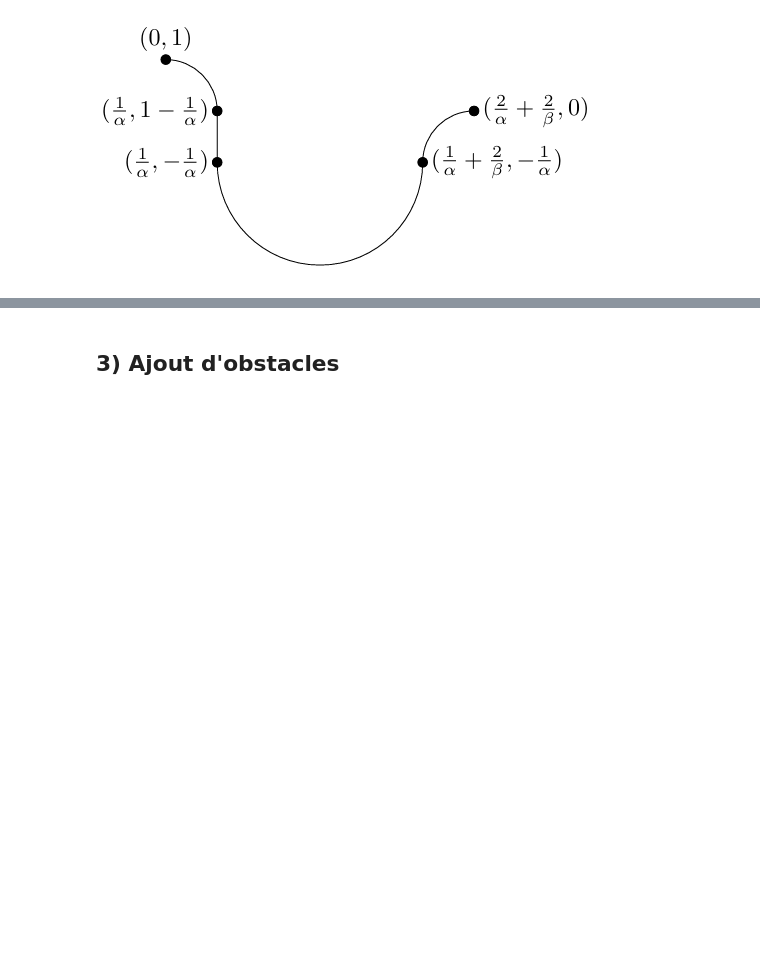
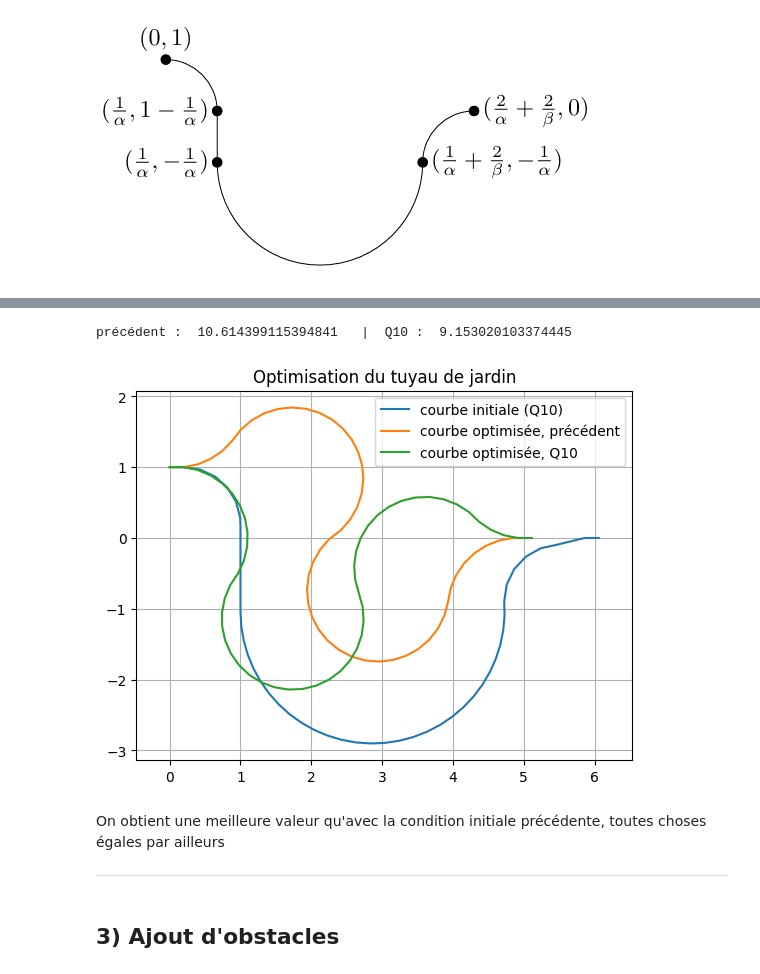
Before and after one commit to jack-evans1/projetOptimEvansMirri, a Jupyter notebook: projetTuyaux.ipynb, the cells around one changed output, grey strips where cells are left out. Saved outputs shown, nothing was run; the diff lists cells and outputs as text; code cells hidden in the pictures; blank space fills up the shorter version.

```diff
--- a/projetTuyaux.ipynb
+++ b/projetTuyaux.ipynb
@@ -823,3 +844,66 @@ plt.show()
+# %%
+
+#Pour les memes valeurs, on code la condition initiale précedente
+
+x0 = np.zeros(N+1)
+y0 = np.zeros(N+1)
+
+y0[0] = 1
+y0[N] = 0
+x0[0] = 0
+x0[N] = np.sqrt((L-2*ds)**2 -1) + 2*ds
+x0[1:N] = np.linspace(ds, np.sqrt((L-2*ds)**2 -1) + ds, N-1)
+y0[1:N] = np.linspace(1, 0, N-1)
+
+theta0 = np.zeros(N)
+theta0[0] = 0
+theta0[-1] = 0
+for i in range(1, N-1):
+    theta0[i] = -np.arcsin(1 / (L - 2*ds))
+
+
+z0precedent = np.concatenate([x0, y0, np.abs(y0), theta0])
+
+
+#Puis la condition initiale de la Q10
+
+thetaQ10 = []
+for i in range(N):
+    thetaQ10.append(np.arctan((yQ10[i+1]-yQ10[i])/(xQ10[i+1]-xQ10[i])))
+
+z0Q10 = np.concatenate([xQ10, yQ10, np.abs(yQ10), thetaQ10])
+
+
+z1 = optimize.minimize(f, z0precedent, method='SLSQP',
+                         constraints= [{"type": "ineq", "fun":c1i}, {"type": "ineq", "fun":c2i}, {"type": "ineq", "fun":ci_theta}, {"type": "eq", "fun":c1e}, {"type": "eq", "fun":c2e}, {"type": "eq", "fun":c3e}, {"type": "eq", "fun":c4e}, {"type": "eq", "fun":c5e}, {"type": "eq", "fun":c6e} , {"type": "eq", "fun":c7e}])
+z_optprecedent = z1.x
+x_optprecedent = z_optprecedent[:N+1]
+y_optprecedent = z_optprecedent[N+1 : 2*(N+1)]
+
+z2 = optimize.minimize(f, z0Q10, method='SLSQP',
+                         constraints= [{"type": "ineq", "fun":c1i}, {"type": "ineq", "fun":c2i}, {"type": "ineq", "fun":ci_theta}, {"type": "eq", "fun":c1e}, {"type": "eq", "fun":c2e}, {"type": "eq", "fun":c3e}, {"type": "eq", "fun":c4e}, {"type": "eq", "fun":c5e}, {"type": "eq", "fun":c6e} , {"type": "eq", "fun":c7e}])
+z_optQ10 = z2.x
+x_optQ10 = z_optQ10[:N+1]
+y_optQ10 = z_optQ10[N+1 : 2*(N+1)]
+
+print("[VALEUR DE f(z_opt)]  précédent : ", f(z_optprecedent), "  |  Q10 : ", f(z_optQ10))
+
+plt.plot(xQ10, yQ10, label='courbe initiale (Q10)')
+plt.plot(x_optprecedent, y_optprecedent, label='courbe optimisée, précédent')
+plt.plot(x_optQ10, y_optQ10, label='courbe optimisée, Q10')
+plt.legend()
+plt.axis('equal')
+plt.grid(True)
+plt.title("Optimisation du tuyau de jardin")
+plt.show()
+# %% [output]
+précédent :  10.614399115394841   |  Q10 :  9.153020103374445
+[figure, added]
+# %% [markdown]
+
+On obtient une meilleure valeur qu'avec la condition initiale précédente, toutes choses égales par ailleurs
+
+***
 # %% [markdown]
 ## 3) Ajout d'obstacles
 # %% [markdown]
```
Also changed, not shown: parts of 8 cells of this notebook.
